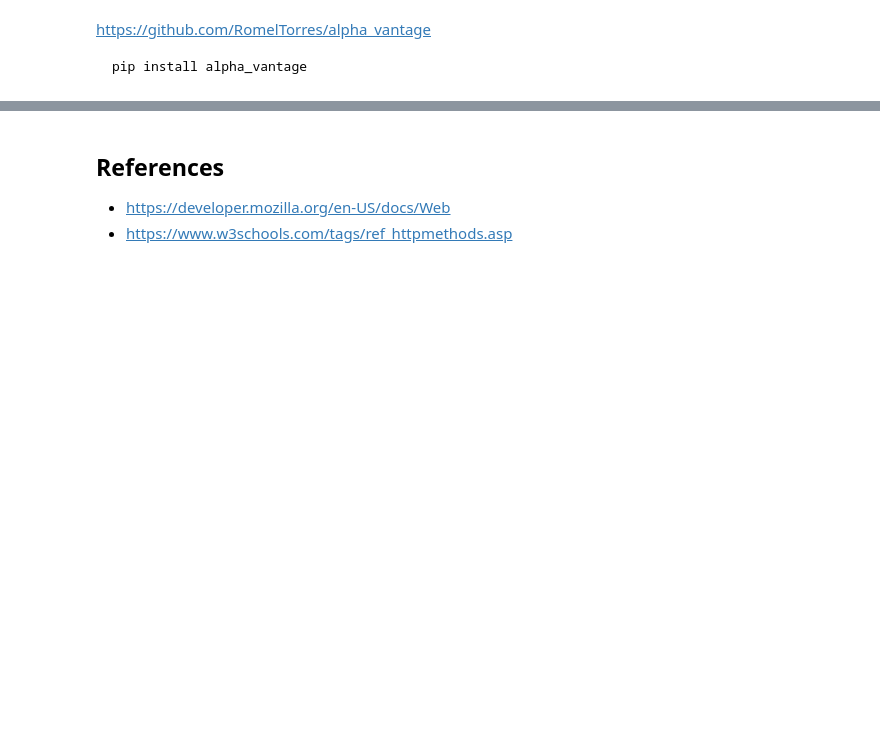
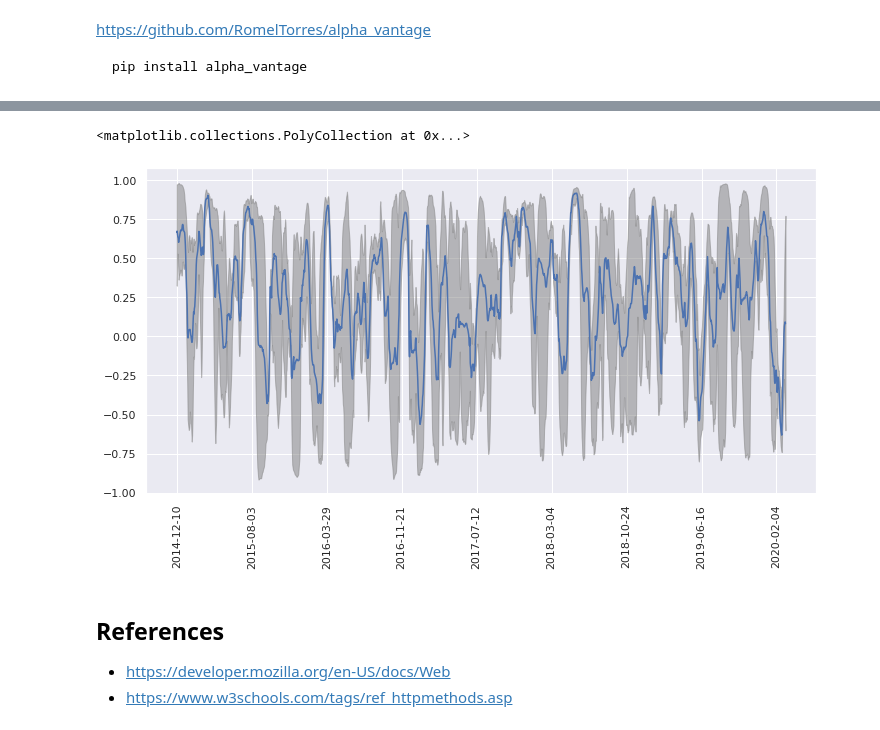
Before and after one commit to elopezgon/data-science, a Jupyter notebook: notes/lec04-webscrapping.ipynb, the cells around one changed output, grey strips where cells are left out. Saved outputs shown, nothing was run; the diff lists cells and outputs as text; code cells hidden in the pictures; blank space fills up the shorter version.

```diff
--- a/notes/lec04-webscrapping.ipynb
+++ b/notes/lec04-webscrapping.ipynb
@@ -523,0 +544,7 @@ data["4. close"].plot()
+# %%
+#Se crea el dataset deseado
+dataset_2['max_corr'] =dataset_2[['EUR', 'BRL', 'ARS', 'CHF']].max(axis = 1)
+dataset_2['min_corr'] =dataset_2[['EUR', 'BRL', 'ARS', 'CHF']].min(axis = 1)
+dataset_2['avg_corr'] =dataset_2[['EUR', 'BRL', 'ARS', 'CHF']].mean(axis = 1)
+# %%
+dataset_plot = dataset_2[["max_corr","avg_corr","min_corr"]]
@@ -524,3 +562,14 @@ data["4. close"].plot()
+# %%
+#Se plotea el grafico de intéres
+sns.set(rc={'figure.figsize':(12,6)})
+fig, ax = plt.subplots()
+ax.xaxis.set_major_locator(plt.MaxNLocator(10))
+ax.tick_params(axis = "x",labelrotation=90)
+ax.plot(dataset_plot['avg_corr'])
+ax.fill_between(dataset_plot.index ,dataset_plot['min_corr'] , dataset_plot['max_corr'], color = "grey", alpha = 0.5)
+# %% [output]
+<matplotlib.collections.PolyCollection at 0x...>
+[figure, added]
 # %% [markdown]
 ## References
 
```
Also changed, not shown: parts of 65 cells of this notebook.
